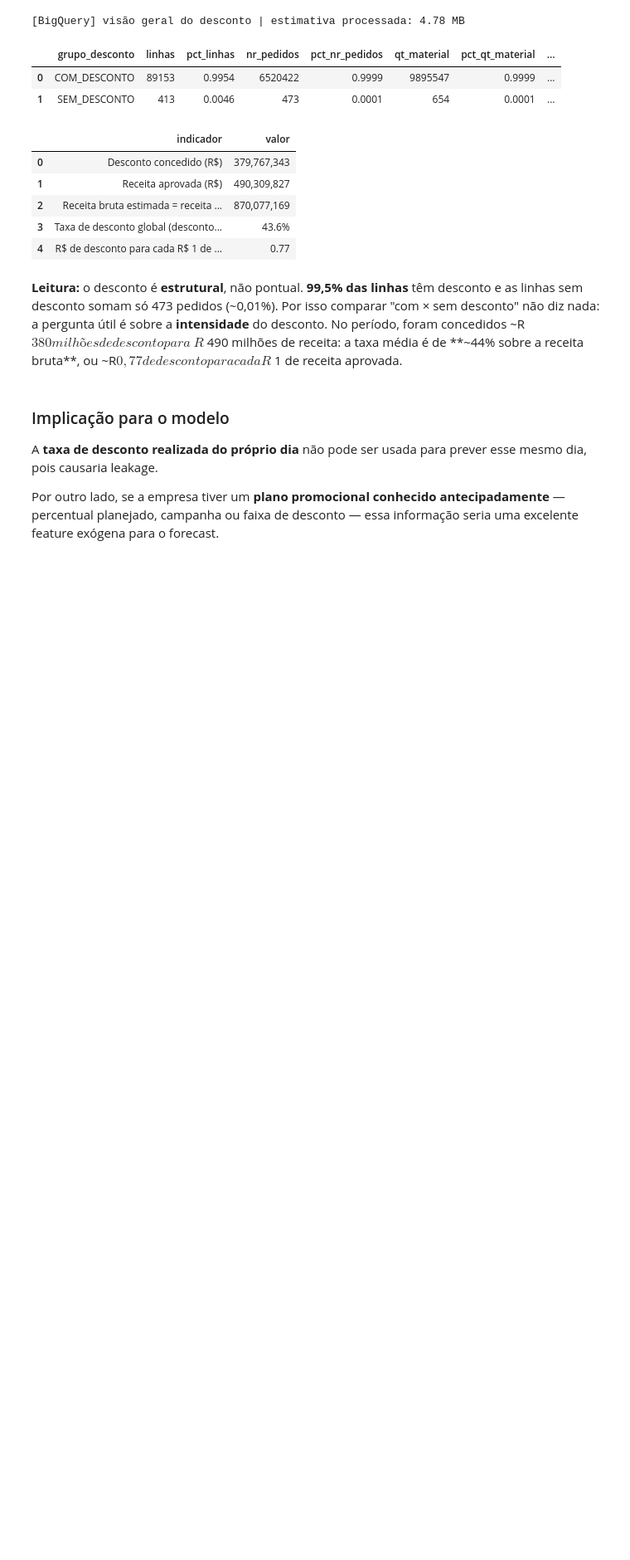
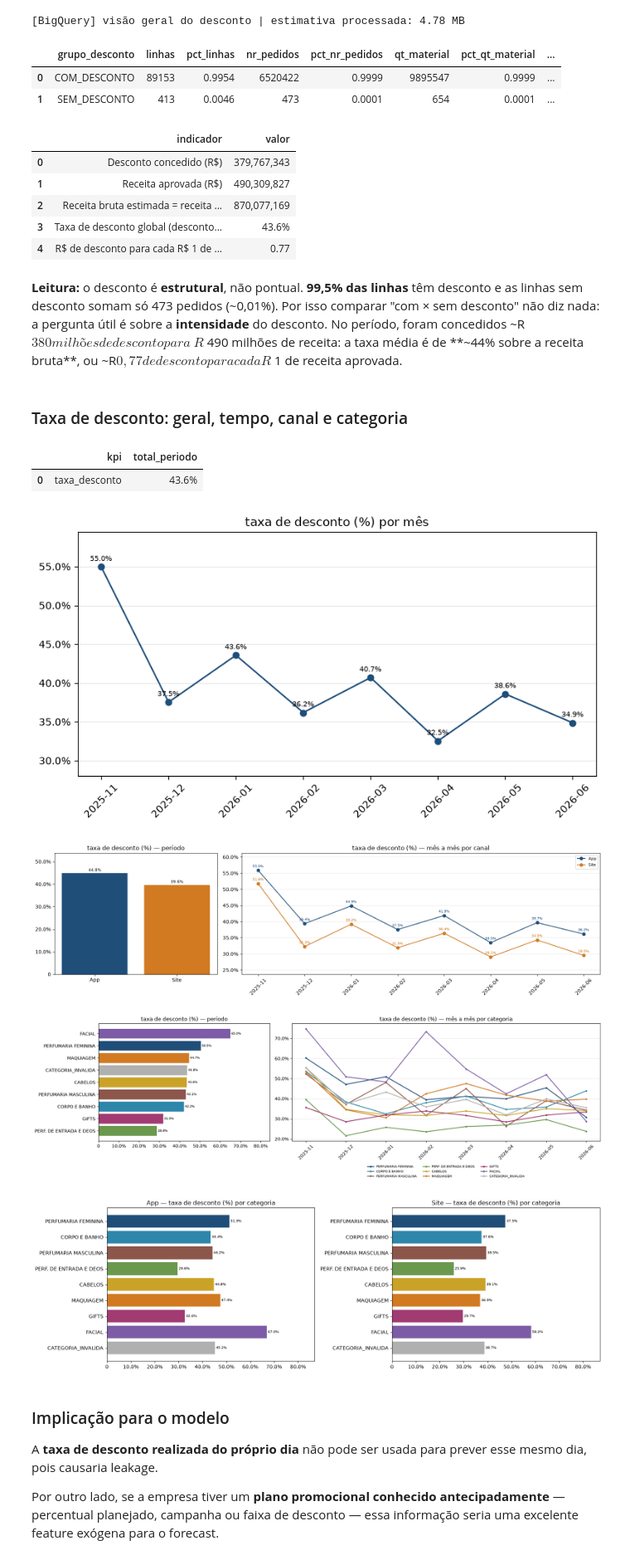
Before and after one commit to guisoares10/Projeto-GB, a Jupyter notebook: notebooks/01_eda_data_quality.ipynb, the cells around one changed output. Shown at 83% size. Drawn from its saved outputs; the diff is of its cells as text; code cells hidden in the pictures; blank space fills up the shorter version.

```diff
--- a/notebooks/01_eda_data_quality.ipynb
+++ b/notebooks/01_eda_data_quality.ipynb
@@ -1057,6 +762,23 @@ display(pd.DataFrame({
 | 4 | R$ de desconto para cada R$ 1 de ... | 0.77 |
 # %% [markdown]
 **Leitura:** o desconto é **estrutural**, não pontual. **99,5% das linhas** têm desconto e as linhas sem desconto somam só 473 pedidos (~0,01%). Por isso comparar "com × sem desconto" não diz nada: a pergunta útil é sobre a **intensidade** do desconto. No período, foram concedidos ~R$ 380 milhões de desconto para ~R$ 490 milhões de receita: a taxa média é de **~44% sobre a receita bruta**, ou ~R$ 0,77 de desconto para cada R$ 1 de receita aprovada.
+# %% [markdown]
+### Taxa de desconto: geral, tempo, canal e categoria
+# %%
+metricas_desconto = ["taxa_desconto"]
+
+kpi_geral(metricas_desconto)
+kpi_linha_do_tempo(metricas_desconto)
+kpi_por_canal(metricas_desconto)
+kpi_por_categoria(metricas_desconto)
+kpi_canal_x_categoria(metricas_desconto)
+# %% [output]
+|  | kpi | total_periodo |
+| 0 | taxa_desconto | 43.6% |
+[figure, added]
+[figure, added]
+[figure, added]
+[figure, added]
 # %% [markdown]
 ### Implicação para o modelo
 
```
Also changed, not shown: parts of 49 cells of this notebook.
